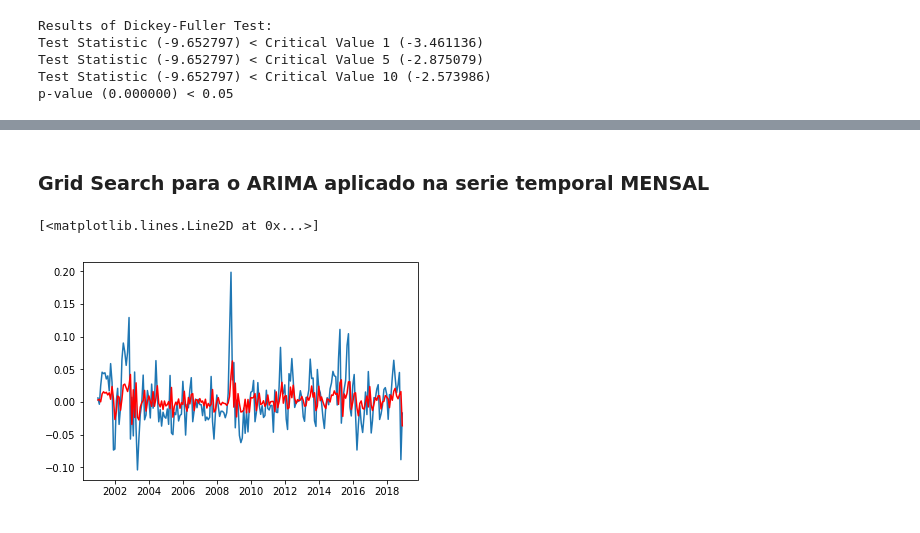
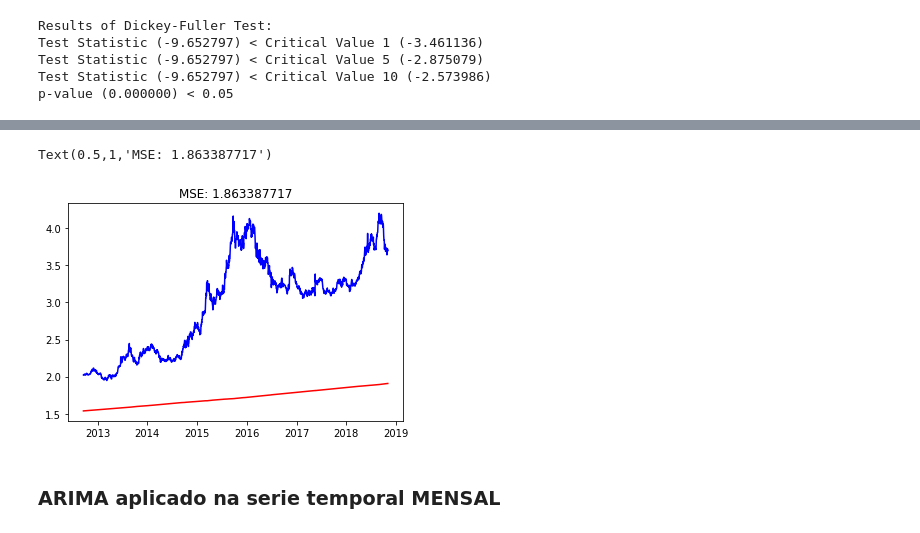
Before and after one commit to jorgealmeidajr/tcc-senai-timeseries, a Jupyter notebook: src/timeseries01-arima.ipynb, the cells around one changed output, grey strips where cells are left out. Saved outputs shown, nothing was run; the diff lists cells and outputs as text; code cells hidden in the pictures.

```diff
--- a/src/timeseries01-arima.ipynb
+++ b/src/timeseries01-arima.ipynb
@@ -78,2 +108,29 @@ p-value (0.000000) < 0.05
+# %%
+predictions_ARIMA_diff = pd.Series(results_ARIMA.fittedvalues, copy=True)
+
+predictions_ARIMA_diff_cumsum = predictions_ARIMA_diff.cumsum()
+
+predictions_ARIMA_log = pd.Series(log_df_daily.iloc[0], index=log_df_daily.index)
+predictions_ARIMA_log = predictions_ARIMA_log.add(predictions_ARIMA_diff_cumsum, fill_value=0)
+
+predictions_ARIMA = np.exp(predictions_ARIMA_log)
+#predictions_ARIMA = predictions_ARIMA.apply(lambda x: x*1.5) # # #
+
+rates = []
+for row_index, row in df_daily.iterrows():
+    rates.append(row[0])
+
+t = pd.Series(data=rates, index=df_daily.index, copy=True)
+# %%
+# previsao em cima dos dados de teste
+teste = t[size:len(X)]
+previsao = predictions_ARIMA[size:len(X)]
+
+plt.plot(teste.index.to_pydatetime(), teste.values, label='test', color='blue')
+plt.plot(teste.index.to_pydatetime(), previsao.values, label='ARIMA', color='red')
+plt.title('MSE: %.9f'% mean_squared_error(teste.values, previsao.values))
+# %% [output]
+Text(0.5,1,'MSE: 1.863387717')
+[figure, added]
 # %% [markdown]
-### Grid Search para o ARIMA aplicado na serie temporal MENSAL
+### ARIMA aplicado na serie temporal MENSAL
@@ -89,12 +136,0 @@ warnings.filterwarnings("ignore")
-# %%
-from statsmodels.tsa.arima_model import ARIMA
-
-# ARIMA model
-model = ARIMA(log_df_monthly, order=(0, 1, 1))
-results_ARIMA = model.fit(disp=-1) # -1, 0
-
-plt.plot(log_df_monthly_diff)
-plt.plot(results_ARIMA.fittedvalues, color='red')
-# %% [output]
-[<matplotlib.lines.Line2D at 0x...>]
-[figure, removed]
```
Also changed, not shown: parts of 12 cells of this notebook, 3 other files.
